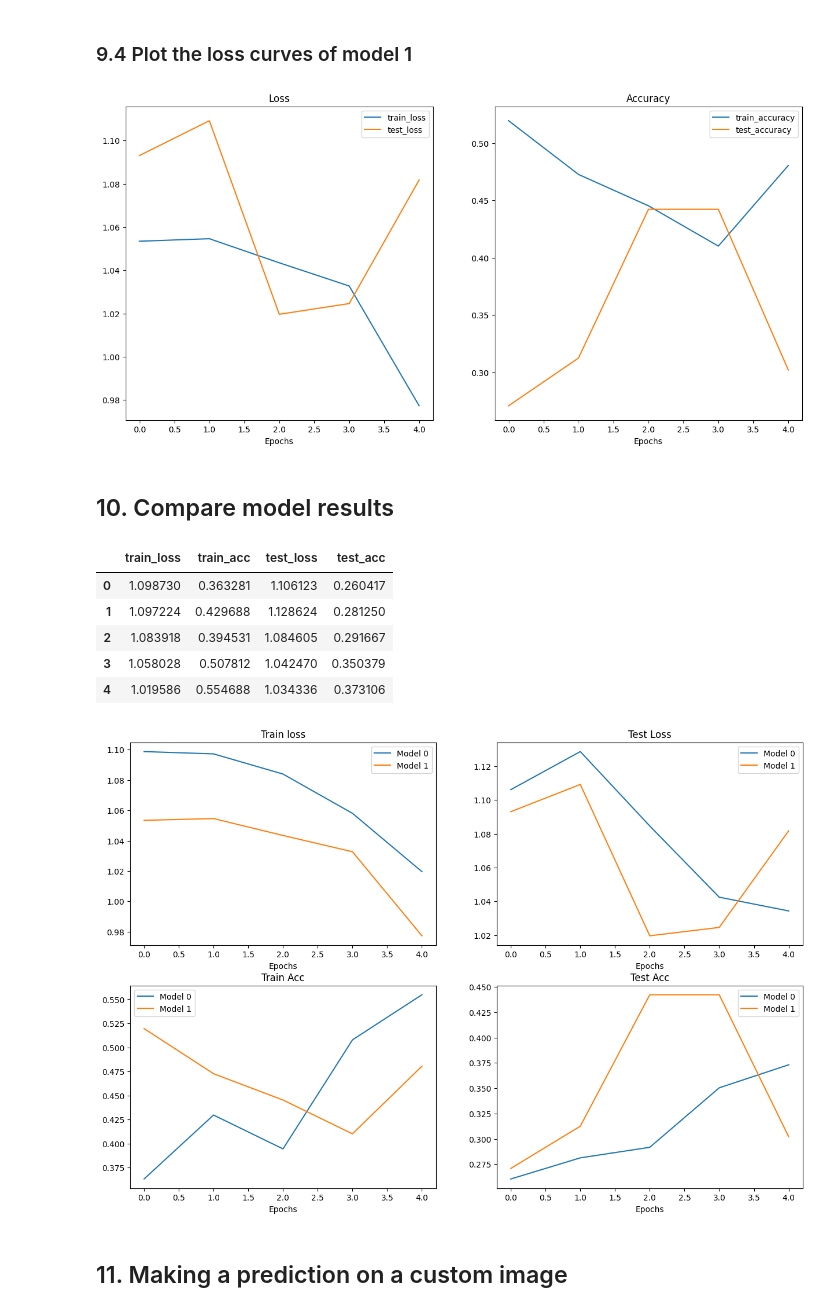
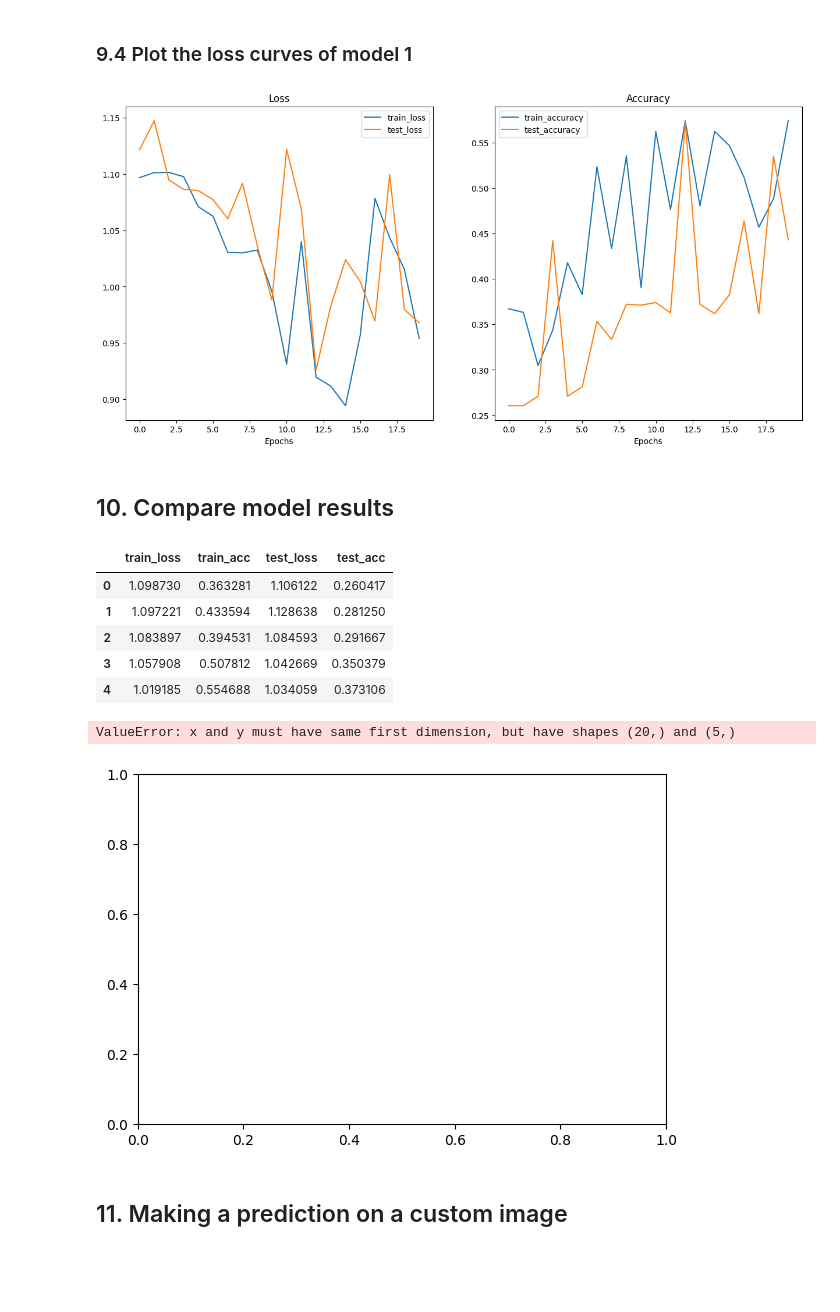
Before and after one commit to Muakjwa/PyTorch_Camp, a Jupyter notebook: 04_pytorch_custom_datasets_video.ipynb, the cells around one changed output. Drawn from its saved outputs; the diff is of its cells as text; code cells hidden in the pictures; blank space fills up the shorter version.

```diff
--- a/04_pytorch_custom_datasets_video.ipynb
+++ b/04_pytorch_custom_datasets_video.ipynb
@@ -845,7 +845,7 @@ def train(model: torch.nn.Module,
 torch.manual_seed(42)
 torch.cuda.manual_seed(42)
 
-NUM_EPOCHS = 5
+NUM_EPOCHS = 20
 
 model_0 = TinyVGG(input_shape=3,
                   hidden_units=10,
@@ -1002,7 +974,7 @@ TinyVGG(
 torch.manual_seed(42)
 torch.cuda.manual_seed(42)
 
-NUM_EPOCHS = 5
+NUM_EPOCHS = 20
 
 loss_fn = nn.CrossEntropyLoss()
 optimizer = torch.optim.Adam(params=model_1.parameters(),
@@ -1054,7 +1037,7 @@ Sat Jan  6 15:32:16 2024
 # %%
 plot_loss_curves(model_1_results)
 # %% [output]
-[figure, old version]
+[figure, new version]
 # %% [markdown]
 ## 10. Compare model results
 # %%
@@ -1064,45 +1047,46 @@ model_1_df = pd.DataFrame(model_1_results)
 model_0_df
 # %% [output]
 |  | train_loss | train_acc | test_loss | test_acc |
-| 0 | 1.098730 | 0.363281 | 1.106123 | 0.260417 |
-| 1 | 1.097224 | 0.429688 | 1.128624 | 0.281250 |
-| 2 | 1.083918 | 0.394531 | 1.084605 | 0.291667 |
-| 3 | 1.058028 | 0.507812 | 1.042470 | 0.350379 |
-| 4 | 1.019586 | 0.554688 | 1.034336 | 0.373106 |
+| 0 | 1.098730 | 0.363281 | 1.106122 | 0.260417 |
+| 1 | 1.097221 | 0.433594 | 1.128638 | 0.281250 |
+| 2 | 1.083897 | 0.394531 | 1.084593 | 0.291667 |
+| 3 | 1.057908 | 0.507812 | 1.042669 | 0.350379 |
+| 4 | 1.019185 | 0.554688 | 1.034059 | 0.373106 |
 # %%
 plt.figure(figsize = (15,10))
 
-epochs = range(len(model_0_df))
+epochs = range(len(model_1_df))
 
 plt.subplot(2,2,1)
 plt.plot(epochs, model_0_df["train_loss"], label = "Model 0")
 plt.plot(epochs, model_1_df["train_loss"], label = "Model 1")
 plt.title("Train loss")
 plt.xlabel("Epochs")
 plt.legend()
 
 plt.subplot(2,2,2)
 plt.plot(epochs, model_0_df["test_loss"], label = "Model 0")
 plt.plot(epochs, model_1_df["test_loss"], label = "Model 1")
 plt.title("Test Loss")
 plt.xlabel("Epochs")
 plt.legend()
 
 plt.subplot(2,2,3)
 plt.plot(epochs, model_0_df["train_acc"], label = "Model 0")
 plt.plot(epochs, model_1_df["train_acc"], label = "Model 1")
 plt.title("Train Acc")
 plt.xlabel("Epochs")
 plt.legend()
 
 plt.subplot(2,2,4)
 plt.plot(epochs, model_0_df["test_acc"], label = "Model 0")
 plt.plot(epochs, model_1_df["test_acc"], label = "Model 1")
 plt.title("Test Acc")
 plt.xlabel("Epochs")
 plt.legend();
 # %% [output]
+ValueError: x and y must have same first dimension, but have shapes (20,) and (5,)
-[figure, old version]
+[figure, new version]
 # %% [markdown]
 ## 11. Making a prediction on a custom image
 # %%
```
Also changed, not shown: parts of 30 cells of this notebook, 2 other files.
